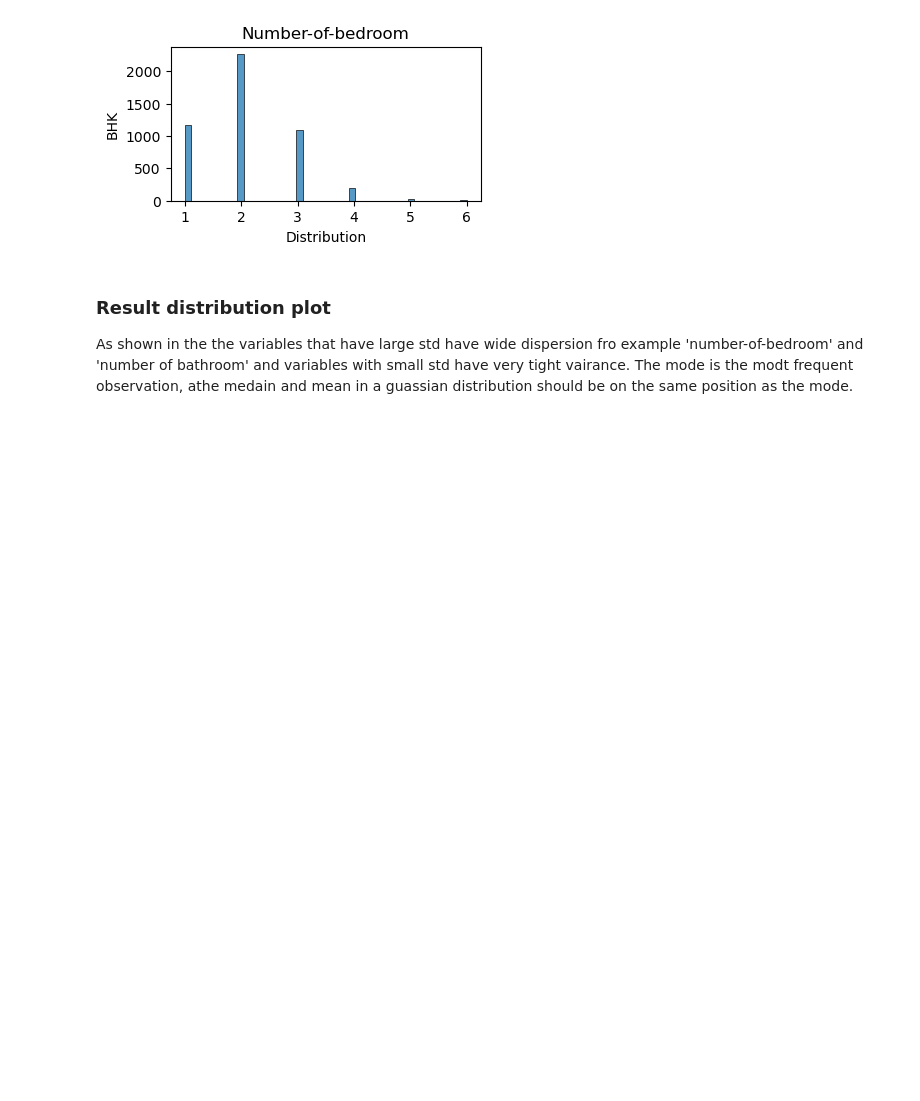
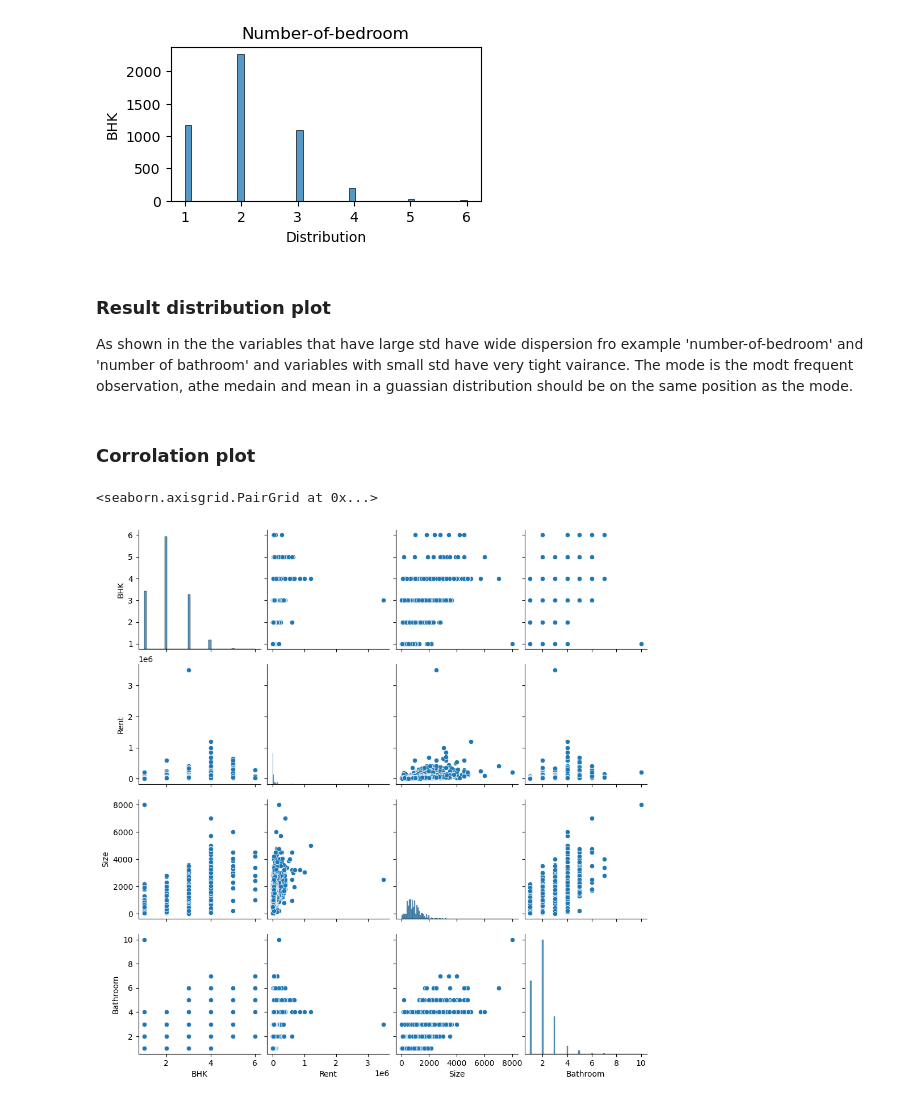
Before and after one commit to Ayomide-ola/Machine_learning-self-directed-, a Jupyter notebook: Regression_Models.ipynb, the cells around one changed output. Cells and saved outputs as stored; diff of their text form; code cells hidden in the pictures; blank space fills up the shorter version.

```diff
--- a/Regression_Models.ipynb
+++ b/Regression_Models.ipynb
@@ -284,3 +284,12 @@ plt.show()
 # %% [markdown]
 ### Result distribution plot
 As shown in the the variables that have large std have wide dispersion fro example 'number-of-bedroom' and 'number of bathroom' and variables with small std have very tight vairance. The mode is the modt frequent observation, athe medain and mean in a guassian distribution should be on the same position as the mode.
+# %% [markdown]
+### Corrolation plot
+# %%
+#Checking the corrolation between the variables
+#Corrolation does not mean causation
+sns.pairplot(data=df)
+# %% [output]
+<seaborn.axisgrid.PairGrid at 0x...>
+[figure, added]
```
Also changed, not shown: parts of 14 cells of this notebook.
